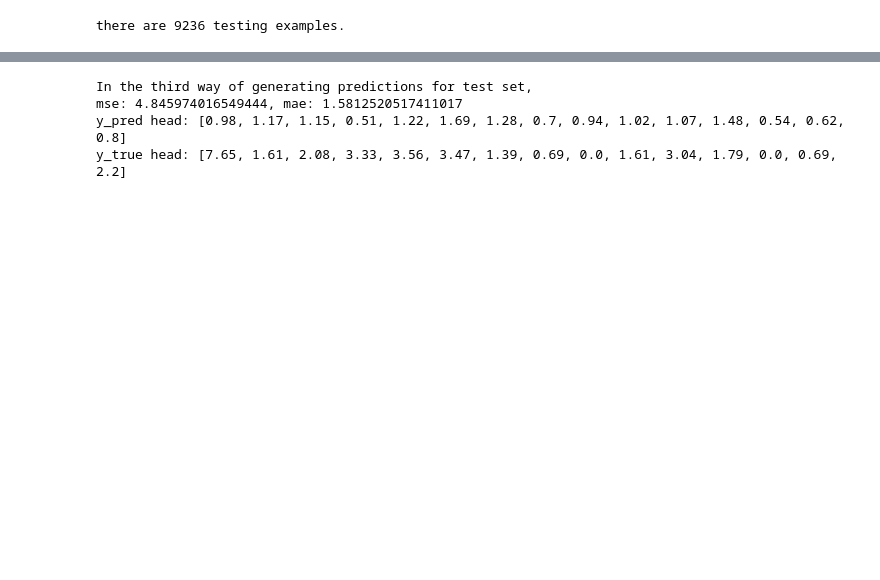
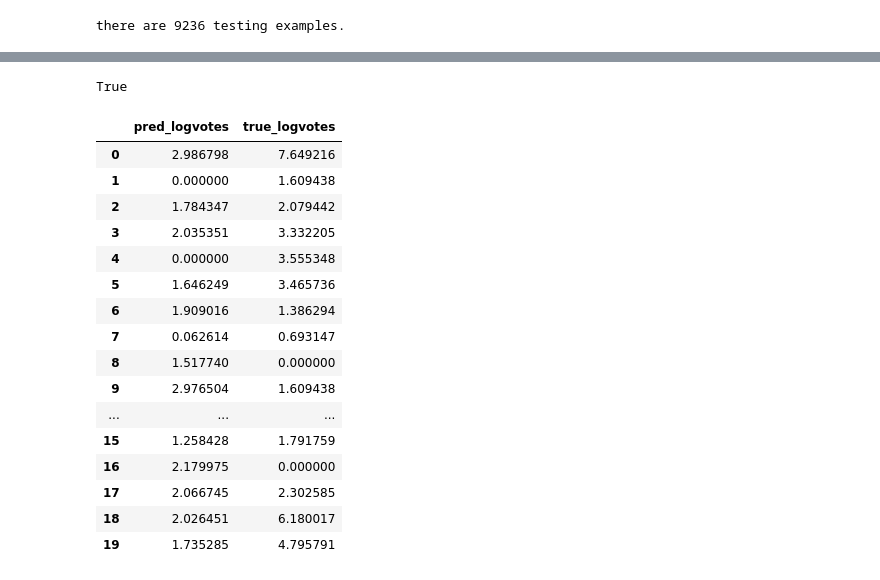
Before and after one commit to oumiao-tj/Eluvio_large_dataset_challenge, a Jupyter notebook: LSTM_GloVe_feature_regression.ipynb, the cells around one changed output, grey strips where cells are left out. Saved outputs shown, nothing was run; the diff lists cells and outputs as text; code cells hidden in the pictures; blank space fills up the shorter version.

```diff
--- a/LSTM_GloVe_feature_regression.ipynb
+++ b/LSTM_GloVe_feature_regression.ipynb
@@ -60,7 +60,7 @@ class DataGenerator(keras.utils.Sequence): # Generates data for fit_generator
         temp_ID_list = [self.ID_list[k] for k in indexes]
 
         # Generate data
-        X_text, X_feature, y = self.__data_generation(indexes)
+        X_text, X_feature, y = self.__data_generation(temp_ID_list)
 
         return [X_text, X_feature], y
 
@@ -68,7 +68,7 @@ class DataGenerator(keras.utils.Sequence): # Generates data for fit_generator
         # Initialization
         X_text = np.empty((self.batch_size, self.dim))
         X_feature = np.empty((self.batch_size, 8))
-        y = np.empty((self.batch_size), dtype=int)
+        y = np.empty((self.batch_size))
 
         # Generate data
         for i, ID in enumerate(temp_ID_list):
@@ -125,14 +123,14 @@ optimzer=Adam(learning_rate=5e-3)
 model.compile(loss='mse', optimizer=optimzer, metrics = ['mse', 'mae'])
 # %%
 train_generator = DataGenerator(train_list, logvotes_labels)
-val_generator = DataGenerator(val_list, logvotes_labels)
+val_generator = DataGenerator(val_list, logvotes_labels, shuffle = False)
 
-# save_best = keras.callbacks.ModelCheckpoint('LSTM_GloVe_feature_regression_model.w8', save_weights_only=True,
-#                                             save_best_only=True, verbose=1)
-# early_stop = keras.callbacks.EarlyStopping(patience=2)
-model.fit_generator(generator=train_generator, validation_data=val_generator, verbose = 2, epochs = 5,
-                    callbacks=[TQDMNotebookCallback()]) # callbacks=[TQDMNotebookCallback(), save_best, early_stop]
-# model.load_weights('LSTM_GloVe_feature_regression_model.w8')
+save_best = keras.callbacks.ModelCheckpoint('LSTM_GloVe_feature_regression_model.w8', save_weights_only=True,
+                                             save_best_only=True, verbose=1)
+early_stop = keras.callbacks.EarlyStopping(patience=2)
+history = model.fit_generator(generator=train_generator, validation_data=val_generator, verbose = 2, epochs = 5,
+                    callbacks=[TQDMNotebookCallback(), save_best, early_stop], workers=1, use_multiprocessing=False) # callbacks=[TQDMNotebookCallback(), save_best, early_stop]
+model.load_weights('LSTM_GloVe_feature_regression_model.w8')
 # %% [output]
 HBox(children=(IntProgress(value=0, description='Training', max=5, style=ProgressStyle(description_width='init…
 Epoch 1/5
@@ -186,19 +192,17 @@ random guess has mae around 3.627071382536515.
 # %%
-# -- the first way to generate predictions for test set --
+# -- the 1st way to generate predictions for test set --
 # access test samples one by one, use model.predict to predict each sample, append it to y_pred_1 list
-# I tend to believe it is the true prediction made by the model
 y_pred_1 = []
-for ID in test_list:
+for ID in tqdm(test_list):
     X_text = np.load("D:\eluvio\data_\_pad_seq" + str(ID) + ".npy")
     X_feature = np.load("D:\eluvio\data_\_feature" + str(ID) + ".npy")
     y_pred_1.append(model.predict(x = [[X_text], [X_feature]]).flatten()[0])
-y_pred = np.array(y_pred_1)
+y_pred_1 = np.array(y_pred_1)
 mse_1 = np.square(y_pred_1 - y_true).sum() / n_test
 mae_1 = np.abs(y_pred_1 - y_true).sum() / n_test
 print("In the first way of generating predictions for test set,")
 print(f"mse: {mse_1}, mae: {mae_1}")
-print(f"y_pred head: {list(np.around(y_pred_1[:15], 2))}")
-print(f"y_true head: {list(np.around(y_true[:15], 2))}")
-print("I tend to believe it is the true prediction made by the model")
+print(f"y_pred head: {list(np.around(y_pred_1[:10], 2))}")
+print(f"y_true head: {list(np.around(y_true[:10], 2))}")
 # %% [output]
 In the first way of generating predictions for test set,
@@ -219,16 +240,0 @@ loss: 1.130467414855957, mse: 1.130467414855957, mae: 0.7937000393867493
-# %%
-# -- the third way generate predictions for test set --
-# apply model.predict_generator to test_generator, with shuffle = False and batch_size = n_test
-y_pred_2 = model.predict_generator(test_generator)
-y_pred_2 = y_pred_2.flatten()
-mse_2 = np.square(y_pred_2 - y_true).sum() / n_test
-mae_2 = np.abs(y_pred_2 - y_true).sum() / n_test
-print("In the third way of generating predictions for test set,")
-print(f"mse: {mse_2}, mae: {mae_2}")
-print(f"y_pred head: {list(np.around(y_pred_2[:15], 2))}")
-print(f"y_true head: {list(np.around(y_true[:15], 2))}")
-# %% [output]
-In the third way of generating predictions for test set,
-mse: 4.845974016549444, mae: 1.5812520517411017
-y_pred head: [0.98, 1.17, 1.15, 0.51, 1.22, 1.69, 1.28, 0.7, 0.94, 1.02, 1.07, 1.48, 0.54, 0.62, 0.8]
-y_true head: [7.65, 1.61, 2.08, 3.33, 3.56, 3.47, 1.39, 0.69, 0.0, 1.61, 3.04, 1.79, 0.0, 0.69, 2.2]
@@ -239,0 +241,26 @@ I searched a lot on this issue, but haven't got an answer yet.
+# %%
+# The prediction and metrics got from all three ways match with each others
+(np.round(y_pred_1, 2) == np.round(y_pred_2, 2)).sum() == n_test
+# %% [output]
+True
+# %%
+pred_true_df = pd.DataFrame({'pred_logvotes': y_pred_1, 'true_logvotes': y_true})
+pred_true_df.head(20)
+# %% [output]
+|  | pred_logvotes | true_logvotes |
+| 0 | 2.986798 | 7.649216 |
+| 1 | 0.000000 | 1.609438 |
+| 2 | 1.784347 | 2.079442 |
+| 3 | 2.035351 | 3.332205 |
+| 4 | 0.000000 | 3.555348 |
+| 5 | 1.646249 | 3.465736 |
+| 6 | 1.909016 | 1.386294 |
+| 7 | 0.062614 | 0.693147 |
+| 8 | 1.517740 | 0.000000 |
+| 9 | 2.976504 | 1.609438 |
+| ... | ... | ... |
+| 15 | 1.258428 | 1.791759 |
+| 16 | 2.179975 | 0.000000 |
+| 17 | 2.066745 | 2.302585 |
+| 18 | 2.026451 | 6.180017 |
+| 19 | 1.735285 | 4.795791 |
```
Also changed, not shown: parts of 11 cells of this notebook.
